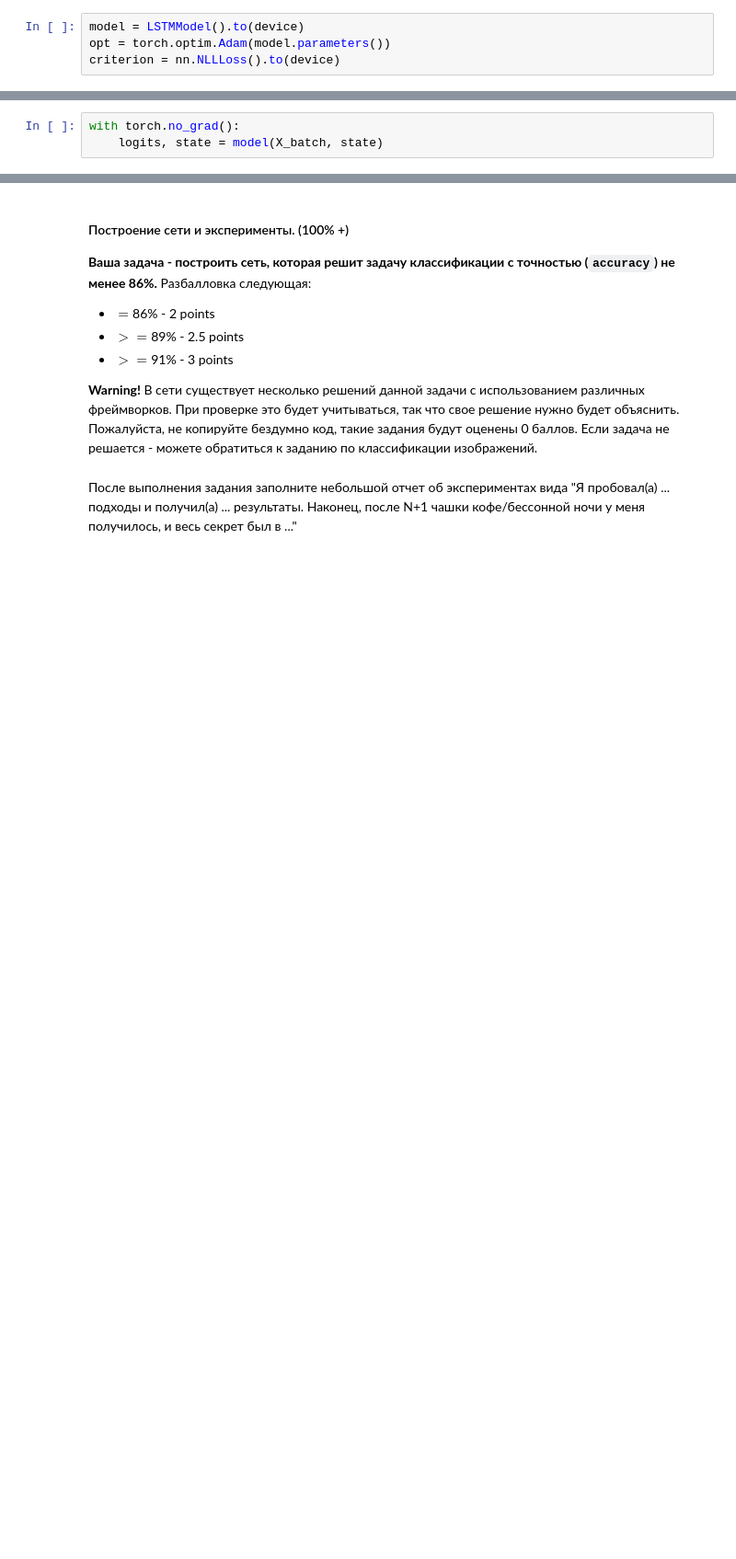
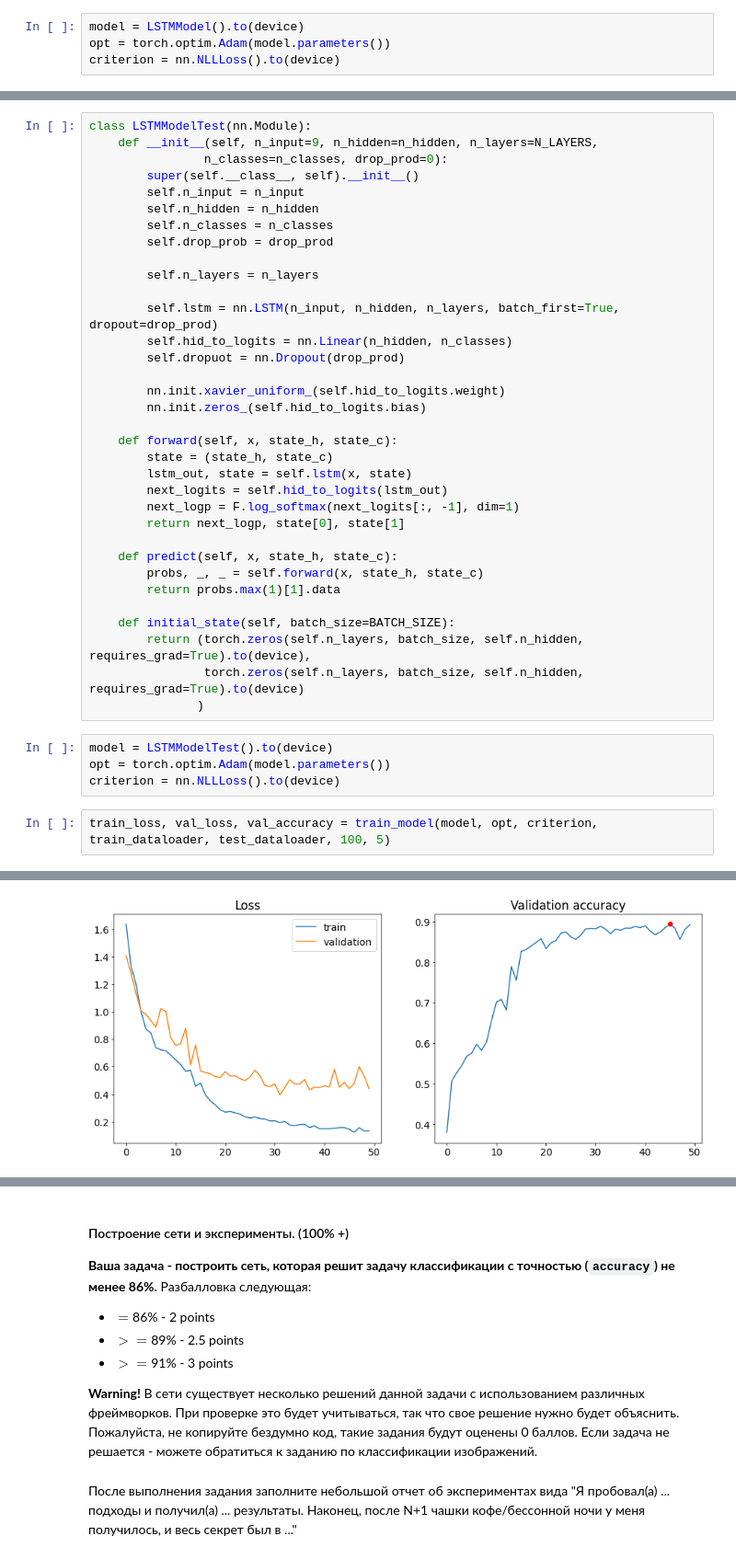
Before and after one commit to Myashka/MIPT_Basic_ML, a Jupyter notebook: Homeworks/Lab2_DL/Lab2_DL_parts_4_and_5_optional.ipynb, the cells around one changed output, grey strips where cells are left out. Shown: that part at 92% size. Saved outputs shown, nothing was run; the diff lists cells and outputs as text; blank space fills up the shorter version.

```diff
--- a/Homeworks/Lab2_DL/Lab2_DL_parts_4_and_5_optional.ipynb
+++ b/Homeworks/Lab2_DL/Lab2_DL_parts_4_and_5_optional.ipynb
@@ -301,3 +384,0 @@ torch.Size([5, 128, 9])
-# %%
-with torch.no_grad():
-    logits, state = model(X_batch, state)
@@ -376,0 +414,41 @@ TypeError: forward() takes 3 positional arguments but 4 were given
+# %%
+class LSTMModelTest(nn.Module):
+    def __init__(self, n_input=9, n_hidden=n_hidden, n_layers=N_LAYERS,
+                n_classes=n_classes, drop_prod=0):
+        super(self.__class__, self).__init__()
+        self.n_input = n_input
+        self.n_hidden = n_hidden
+        self.n_classes = n_classes
+        self.drop_prob = drop_prod
+
+        self.n_layers = n_layers
+
+        self.lstm = nn.LSTM(n_input, n_hidden, n_layers, batch_first=True, dropout=drop_prod)
+        self.hid_to_logits = nn.Linear(n_hidden, n_classes)
+        self.dropuot = nn.Dropout(drop_prod)
+
+        nn.init.xavier_uniform_(self.hid_to_logits.weight)
+        nn.init.zeros_(self.hid_to_logits.bias)
+
+    def forward(self, x, state_h, state_c):
+        state = (state_h, state_c)
+        lstm_out, state = self.lstm(x, state)
+        next_logits = self.hid_to_logits(lstm_out)
+        next_logp = F.log_softmax(next_logits[:, -1], dim=1)
+        return next_logp, state[0], state[1]
+
+    def predict(self, x, state_h, state_c):
+        probs, _, _ = self.forward(x, state_h, state_c)
+        return probs.max(1)[1].data
+
+    def initial_state(self, batch_size=BATCH_SIZE):
+        return (torch.zeros(self.n_layers, batch_size, self.n_hidden, requires_grad=True).to(device),
+                torch.zeros(self.n_layers, batch_size, self.n_hidden, requires_grad=True).to(device)
+               )
+# %%
+model = LSTMModelTest().to(device)
+opt = torch.optim.Adam(model.parameters())
+criterion = nn.NLLLoss().to(device)
+# %%
+train_loss, val_loss, val_accuracy = train_model(model, opt, criterion, train_dataloader, test_dataloader, 100, 5)
+# %% [output]
@@ -376,0 +472 @@ TypeError: forward() takes 3 positional arguments but 4 were given
+[figure, added]
```
Also changed, not shown: parts of 20 cells of this notebook, 35 other files.
